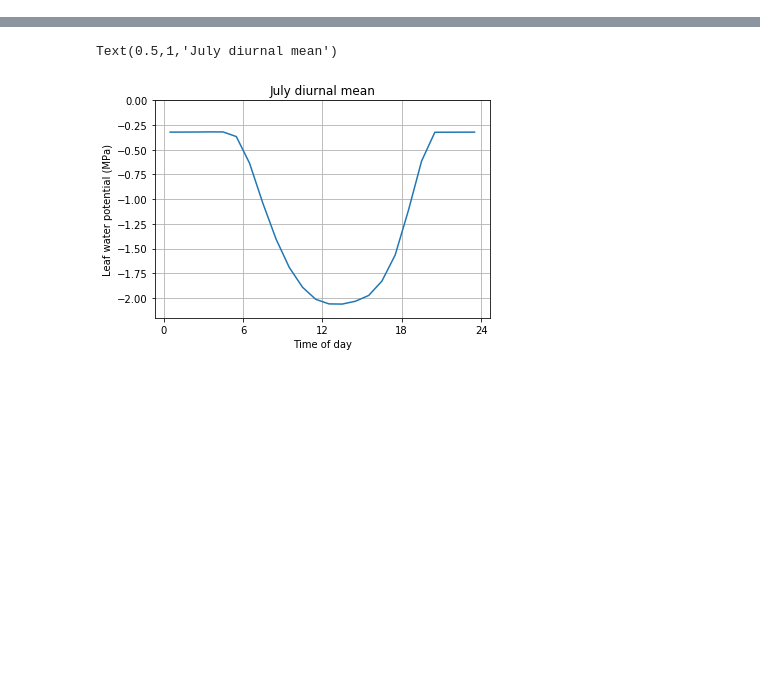
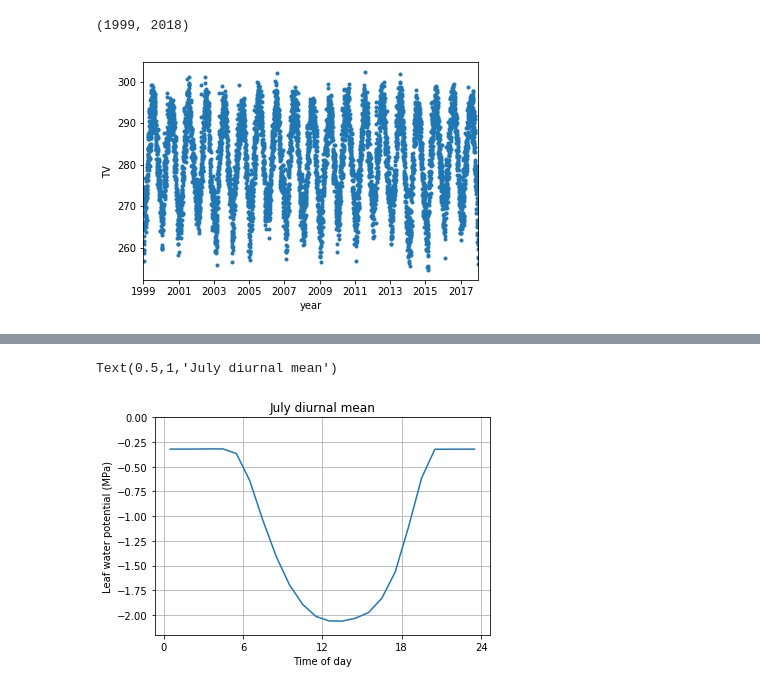
Before and after one commit to djk2120/UMB_cap, a Jupyter notebook: pyth/US-UMB_default_CLM5.0.30.ipynb, the cells around one changed output, grey strips where cells are left out. Saved outputs shown, nothing was run; the diff lists cells and outputs as text; code cells hidden in the pictures; blank space fills up the shorter version.

```diff
--- a/pyth/US-UMB_default_CLM5.0.30.ipynb
+++ b/pyth/US-UMB_default_CLM5.0.30.ipynb
@@ -31,3 +36,12 @@ Data variables:
+# %%
+g = ds['time.year']+ds['time.dayofyear']/366
+g.name = 'year'
+ds['TV'].groupby(g).mean(dim=xr.ALL_DIMS).plot.line('.')
+ax = plt.xticks(1999+2*np.arange(10))
+plt.xlim([1999,2018])
+# %% [output]
+(1999, 2018)
+[figure, added]
 # %%
 xf = 24*60*60*12/1e6
 (xf*ds['FPSN']).groupby('time.month').mean(dim=xr.ALL_DIMS).plot()
```
Also changed, not shown: parts of 11 cells of this notebook.
